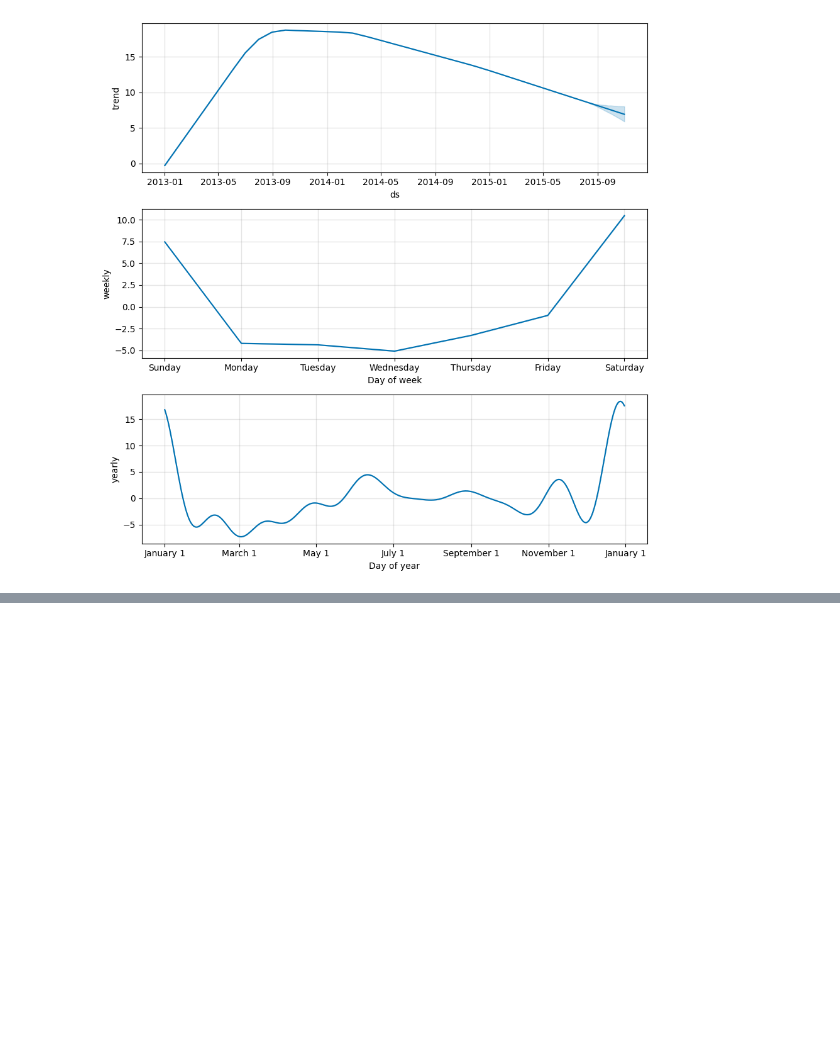
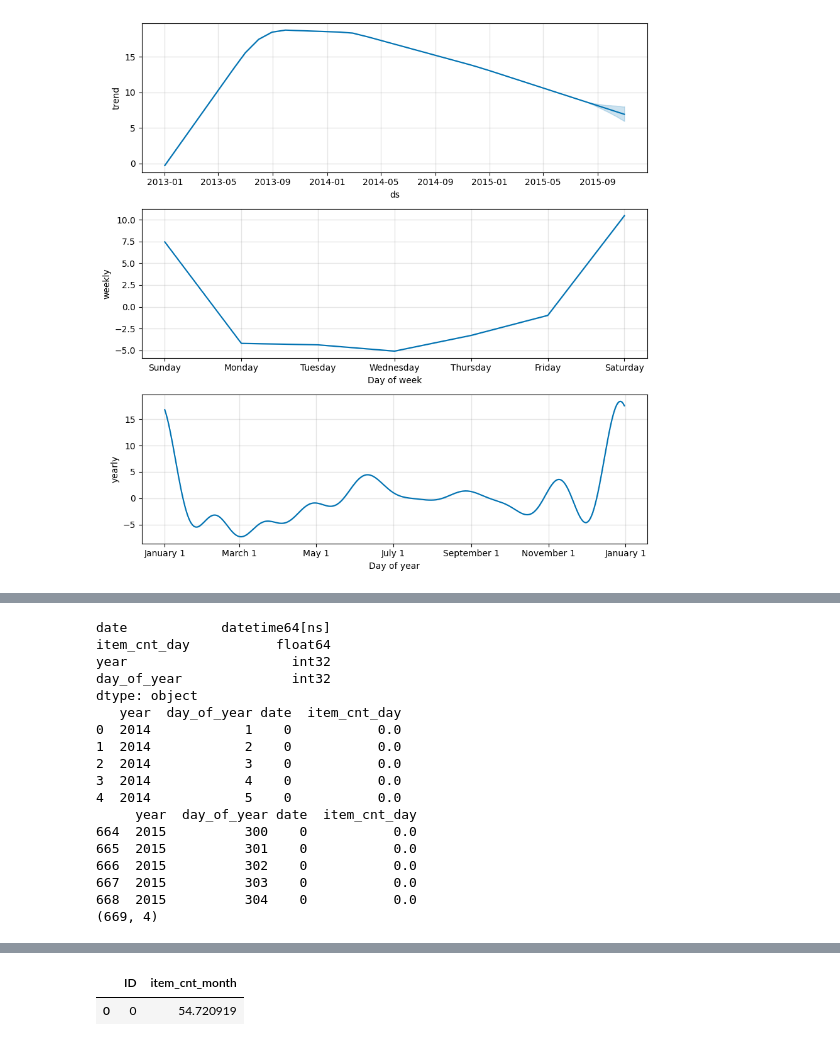
Before and after one commit to naveen-malla/Kaggle-Projects, a Jupyter notebook: Predict Future Sales/predict.ipynb, the cells around one changed output, grey strips where cells are left out. Cells and saved outputs as stored; diff of their text form; code cells hidden in the pictures; blank space fills up the shorter version.

```diff
--- a/Predict Future Sales/predict.ipynb
+++ b/Predict Future Sales/predict.ipynb
@@ -430,0 +434,77 @@ model_prophet.plot_components(forecast)
+# %%
+import pandas as pd
+import numpy as np
+from prophet import Prophet
+
+# Initialize an empty DataFrame to store the forecasts
+forecasts = pd.DataFrame(columns=['ID', 'item_cnt_month'])
+
+# Loop over the test data
+for i, row in sales_test.iterrows():
+    # Extract ID, shop_id and item_id
+    ID = row['ID']
+    shop_id = row['shop_id']
+    item_id = row['item_id']
+
+    # Extract the sales data for the shop_id and item_id
+    shop_item_sales = sales_train[(sales_train['shop_id'] == shop_id) & (sales_train['item_id'] == item_id)][['date', 'item_cnt_day', 'year', 'day_of_year']]
+    print(shop_item_sales.dtypes)
+
+    # The data is not continuous, we need to fill in the missing days with 0 sales for each year except 2015 which is not complete
+    # Create a DataFrame with all days of the year for each year
+    days_of_year = np.arange(1, 366)
+    years = shop_item_sales['year'].unique()
+    all_days = pd.DataFrame(np.array(np.meshgrid(years, days_of_year)).T.reshape(-1, 2), columns=['year', 'day_of_year'])
+
+    # Merge the DataFrame with the sales data
+    shop_item_sales = all_days.merge(shop_item_sales, on=['year', 'day_of_year'], how='left').fillna(0)
+
+    # Filter out incomplete data for 2015
+    shop_item_sales = shop_item_sales[(shop_item_sales['year'] != 2015) | (shop_item_sales['day_of_year'] <= last_day_2015)]
+
+    print(shop_item_sales.head())
+    print(shop_item_sales.tail())
+    print(shop_item_sales.shape)
+
+    # Use Facebook Prophet to predict the sales of the product for the next 30 days
+    # Prepare the data
+    train_prophet = shop_item_sales[['date', 'item_cnt_day']].rename(columns={'date': 'ds', 'item_cnt_day': 'y'})
+
+    # Set the uncertainty interval to 95% (the Prophet default is 80%)
+    model_prophet = Prophet(interval_width=0.95)
+
+    # Fit the model
+    model_prophet.fit(train_prophet)
+
+    future_dates = model_prophet.make_future_dataframe(periods=30, freq='D')
+
+    # Forecast the next 30 days
+    forecast = model_prophet.predict(future_dates)
+
+    # Calculate item_cnt_month
+    item_cnt_month = forecast['yhat'].sum()
+
+    # Store the ID and item_cnt_month in the DataFrame
+    prediction = pd.DataFrame({'ID': ID, 'item_cnt_month': item_cnt_month}, index=[0])
+    forecasts = pd.concat([forecasts, prediction], ignore_index=True)
+
+forecasts.head()
+# %% [output]
+date            datetime64[ns]
+item_cnt_day           float64
+year                     int32
+day_of_year              int32
+dtype: object
+   year  day_of_year date  item_cnt_day
+0  2014            1    0           0.0
+1  2014            2    0           0.0
+2  2014            3    0           0.0
+3  2014            4    0           0.0
+4  2014            5    0           0.0
+     year  day_of_year date  item_cnt_day
+664  2015          300    0           0.0
+665  2015          301    0           0.0
+666  2015          302    0           0.0
+667  2015          303    0           0.0
+668  2015          304    0           0.0
+(669, 4)
@@ -430,0 +517,2 @@ model_prophet.plot_components(forecast)
+|  | ID | item_cnt_month |
+| 0 | 0 | 54.720919 |
```
Also changed, not shown: parts of 7 cells of this notebook.
